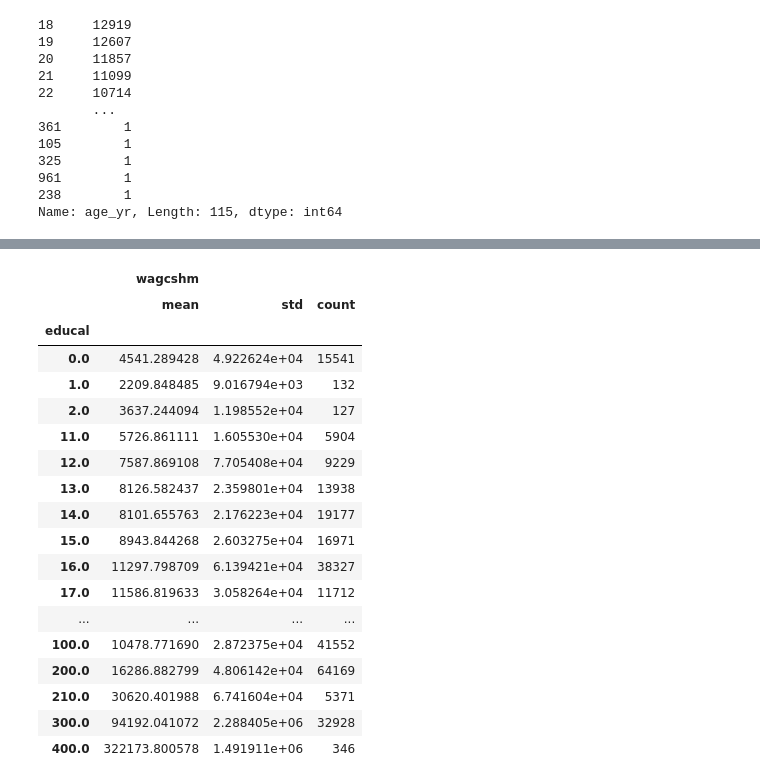
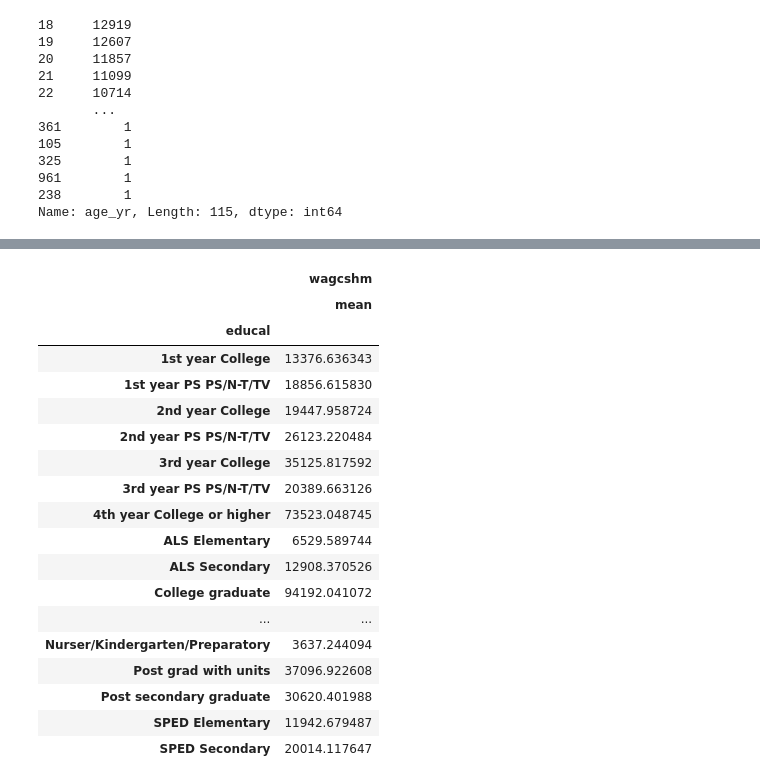
Before and after one commit to DineshOng/CSMODEL, a Jupyter notebook: CSMODEL-Final.ipynb, the cells around one changed output, grey strips where cells are left out. Saved outputs shown, nothing was run; the diff lists cells and outputs as text; code cells hidden in the pictures.

```diff
--- a/CSMODEL-Final.ipynb
+++ b/CSMODEL-Final.ipynb
@@ -142,6 +119,4 @@ array(['57', '46', '21', '16', '11', '3', '39', '30', '12', '8', '4',
 # %%
-all_df['age_yr'] = pd.to_numeric(all_df["age_yr"])
-all_df['educal'] = pd.to_numeric(all_df["educal"])
 all_df['wagcshm'] = pd.to_numeric(all_df["wagcshm"])
 # %%
 all_df["wagcshm"].value_counts()
@@ -181 +136,3 @@ Name: educal, dtype: int64
+# %%
+all_df['age_yr'] = all_df['age_yr'].astype(int)
 # %%
@@ -222,0 +160,2 @@ Name: age_yr, Length: 115, dtype: int64
+# %%
+over18['educal'] = over18['educal'].astype(int)
@@ -222,0 +168,2 @@ Name: age_yr, Length: 115, dtype: int64
+# %%
+over18["educal"] = over18["educal"].map({0: 'No Grade', 1: 'Day Care', 2: 'Nurser/Kindergarten/Preparatory', 11: 'Grade 1', 12: 'Grade 2', 13: 'Grade 3', 14: 'Grade 4', 15: 'Grade 5', 16: 'Grade 6', 17: 'Grade 7', 18: 'Grade 8', 19: 'Grade 9', 20: 'Grade 10', 21: 'Grade 11', 22: 'Grade 12', 23: '1st year PS PS/N-T/TV', 24: '2nd year PS PS/N-T/TV', 25: '3rd year PS PS/N-T/TV', 31: '1st year College', 32: '2nd year College', 33: '3rd year College', 34: '4th year College or higher', 41: 'Post grad with units', 51: 'ALS Elementary', 52: 'ALS Secondary', 53: 'SPED Elementary', 54: 'SPED Secondary', 100: 'Grade school graduate', 200: 'High school graduate', 210: 'Post secondary graduate', 300: 'College graduate', 400: "Master's\PhD graduate"})
@@ -223,22 +209,23 @@ Name: age_yr, Length: 115, dtype: int64
 # %%
-over18.groupby("educal").agg({"wagcshm": ["mean", "std", "count"]}).sort_values(("educal"))
+educ_salary = over18.groupby("educal").agg({"wagcshm": ["mean"]}).sort_values(("educal"))
+educ_salary
 # %% [output]
-|  | wagcshm |  |  |
-|  | mean | std | count |
-| educal |  |  |  |
-| 0.0 | 4541.289428 | 4.922624e+04 | 15541 |
-| 1.0 | 2209.848485 | 9.016794e+03 | 132 |
-| 2.0 | 3637.244094 | 1.198552e+04 | 127 |
-| 11.0 | 5726.861111 | 1.605530e+04 | 5904 |
-| 12.0 | 7587.869108 | 7.705408e+04 | 9229 |
-| 13.0 | 8126.582437 | 2.359801e+04 | 13938 |
-| 14.0 | 8101.655763 | 2.176223e+04 | 19177 |
-| 15.0 | 8943.844268 | 2.603275e+04 | 16971 |
-| 16.0 | 11297.798709 | 6.139421e+04 | 38327 |
-| 17.0 | 11586.819633 | 3.058264e+04 | 11712 |
-| ... | ... | ... | ... |
-| 100.0 | 10478.771690 | 2.872375e+04 | 41552 |
-| 200.0 | 16286.882799 | 4.806142e+04 | 64169 |
-| 210.0 | 30620.401988 | 6.741604e+04 | 5371 |
-| 300.0 | 94192.041072 | 2.288405e+06 | 32928 |
-| 400.0 | 322173.800578 | 1.491911e+06 | 346 |
+|  | wagcshm |
+|  | mean |
+| educal |  |
+| 1st year College | 13376.636343 |
+| 1st year PS PS/N-T/TV | 18856.615830 |
+| 2nd year College | 19447.958724 |
+| 2nd year PS PS/N-T/TV | 26123.220484 |
+| 3rd year College | 35125.817592 |
+| 3rd year PS PS/N-T/TV | 20389.663126 |
+| 4th year College or higher | 73523.048745 |
+| ALS Elementary | 6529.589744 |
+| ALS Secondary | 12908.370526 |
+| College graduate | 94192.041072 |
+| ... | ... |
+| Nurser/Kindergarten/Preparatory | 3637.244094 |
+| Post grad with units | 37096.922608 |
+| Post secondary graduate | 30620.401988 |
+| SPED Elementary | 11942.679487 |
+| SPED Secondary | 20014.117647 |
```
Also changed, not shown: parts of 27 cells of this notebook, 1 other file.
